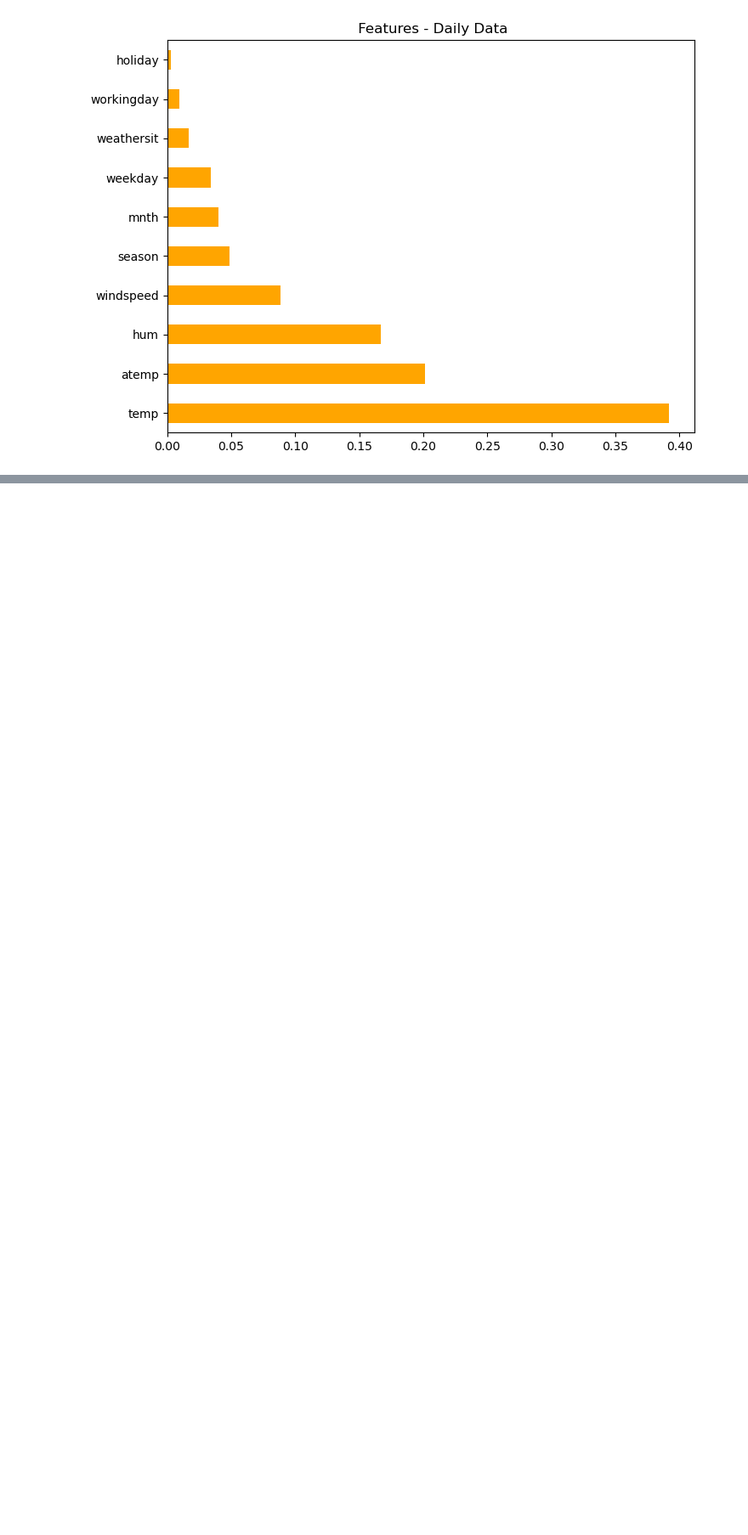
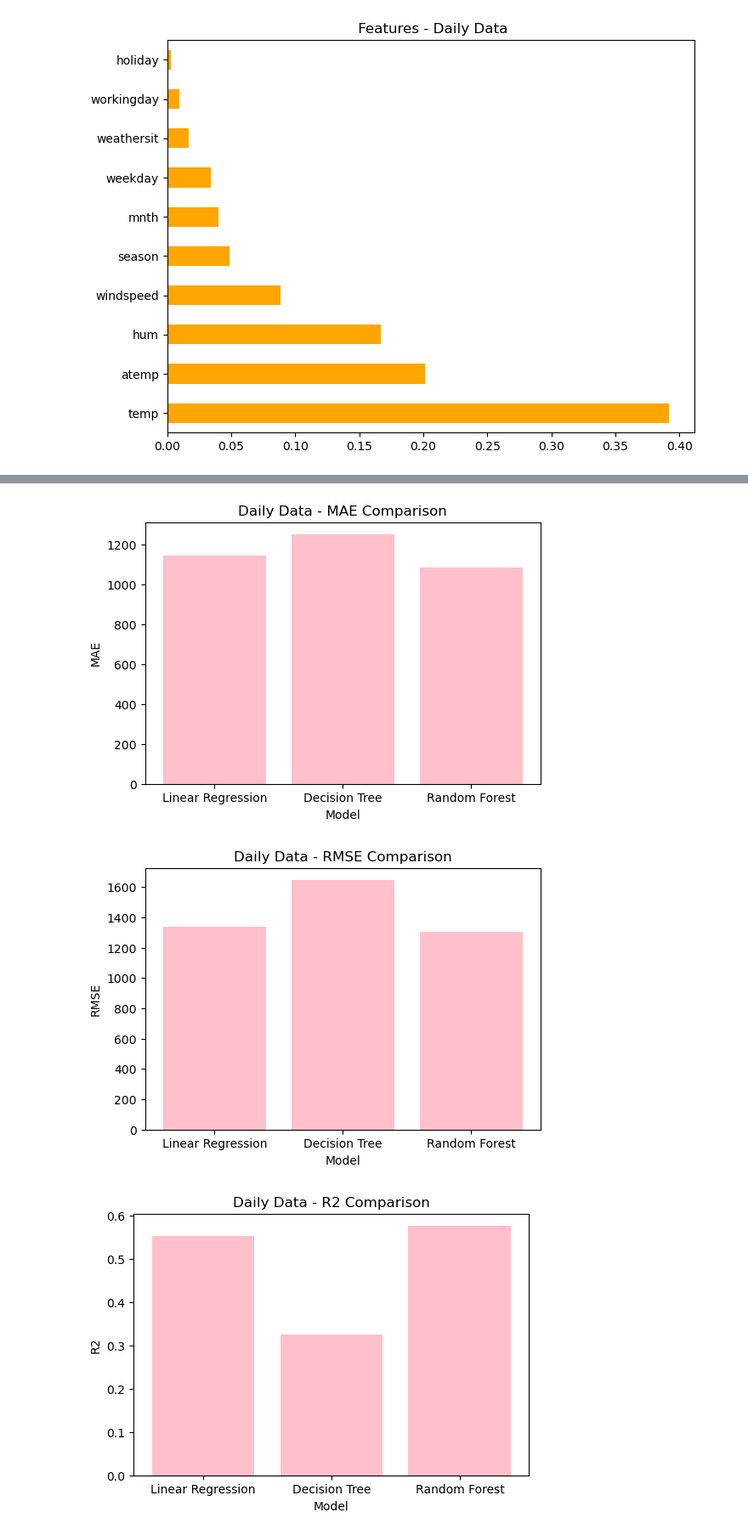
Before and after one commit to springboardmentor2468a-lab/Projects_2, a Jupyter notebook: Week 4.ipynb, the cells around one changed output, grey strips where cells are left out. Shown at 85% size. Drawn from its saved outputs; the diff is of its cells as text; code cells hidden in the pictures; blank space fills up the shorter version.

```diff
--- a/Week 4.ipynb
+++ b/Week 4.ipynb
@@ -361,0 +306,7 @@ for metric in metrics:
+# %%
+# Daily
+day_results = train_evaluate_models(
+    X_train_day, X_test_day, y_train_day, y_test_day
+)
+print("Daily Results")
+display(day_results)
@@ -361,0 +335,13 @@ for metric in metrics:
+# %%
+# Daily Data Boxplot
+for metric in metrics:
+    plt.figure(figsize=(6,4))
+    plt.bar(day_results["Model"], day_results[metric], color='pink')
+    plt.title(f"Daily Data - {metric} Comparison")
+    plt.xlabel("Model")
+    plt.ylabel(metric)
+    plt.show()
+# %% [output]
+[figure, added]
+[figure, added]
+[figure, added]
```
Also changed, not shown: parts of 44 cells of this notebook.
